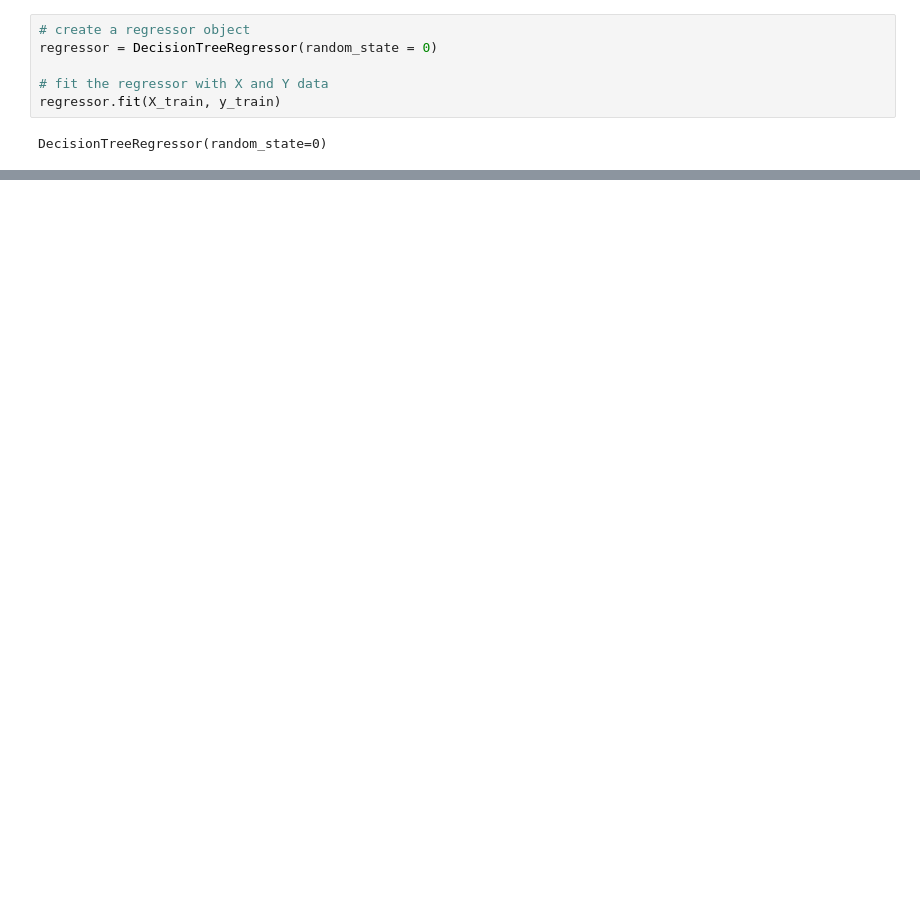
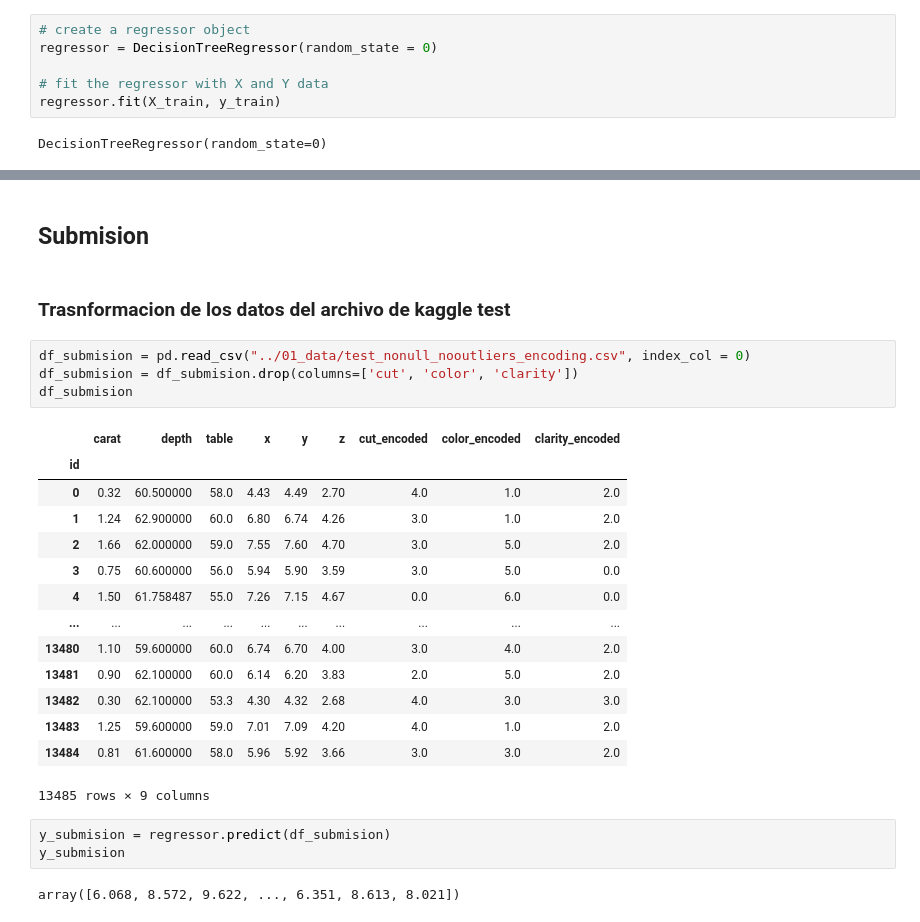
Before and after one commit to Stefy-Castillo/Kaggle_competition, a Jupyter notebook: 02_cuadernos/06_Modelado.ipynb, the cells around one changed output, grey strips where cells are left out. Drawn from its saved outputs; the diff is of its cells as text; blank space fills up the shorter version.

```diff
--- a/02_cuadernos/06_Modelado.ipynb
+++ b/02_cuadernos/06_Modelado.ipynb
@@ -98,0 +170,28 @@ Wall time: 0 ns
+# %% [markdown]
+## Submision
+# %% [markdown]
+### Trasnformacion de los datos del archivo de kaggle test
+# %%
+df_submision = pd.read_csv("../01_data/test_nonull_nooutliers_encoding.csv", index_col = 0)
+df_submision = df_submision.drop(columns=['cut', 'color', 'clarity'])
+df_submision
+# %% [output]
+|  | carat | depth | table | x | y | z | cut_encoded | color_encoded | clarity_encoded |
+| id |  |  |  |  |  |  |  |  |  |
+| 0 | 0.32 | 60.500000 | 58.0 | 4.43 | 4.49 | 2.70 | 4.0 | 1.0 | 2.0 |
+| 1 | 1.24 | 62.900000 | 60.0 | 6.80 | 6.74 | 4.26 | 3.0 | 1.0 | 2.0 |
+| 2 | 1.66 | 62.000000 | 59.0 | 7.55 | 7.60 | 4.70 | 3.0 | 5.0 | 2.0 |
+| 3 | 0.75 | 60.600000 | 56.0 | 5.94 | 5.90 | 3.59 | 3.0 | 5.0 | 0.0 |
+| 4 | 1.50 | 61.758487 | 55.0 | 7.26 | 7.15 | 4.67 | 0.0 | 6.0 | 0.0 |
+| ... | ... | ... | ... | ... | ... | ... | ... | ... | ... |
+| 13480 | 1.10 | 59.600000 | 60.0 | 6.74 | 6.70 | 4.00 | 3.0 | 4.0 | 2.0 |
+| 13481 | 0.90 | 62.100000 | 60.0 | 6.14 | 6.20 | 3.83 | 2.0 | 5.0 | 2.0 |
+| 13482 | 0.30 | 62.100000 | 53.3 | 4.30 | 4.32 | 2.68 | 4.0 | 3.0 | 3.0 |
+| 13483 | 1.25 | 59.600000 | 59.0 | 7.01 | 7.09 | 4.20 | 4.0 | 1.0 | 2.0 |
+| 13484 | 0.81 | 61.600000 | 58.0 | 5.96 | 5.92 | 3.66 | 3.0 | 3.0 | 2.0 |
+13485 rows × 9 columns
+# %%
+y_submision = regressor.predict(df_submision)
+y_submision
+# %% [output]
+array([6.068, 8.572, 9.622, ..., 6.351, 8.613, 8.021])
```
Also changed, not shown: parts of 13 cells of this notebook, 3 other files.
